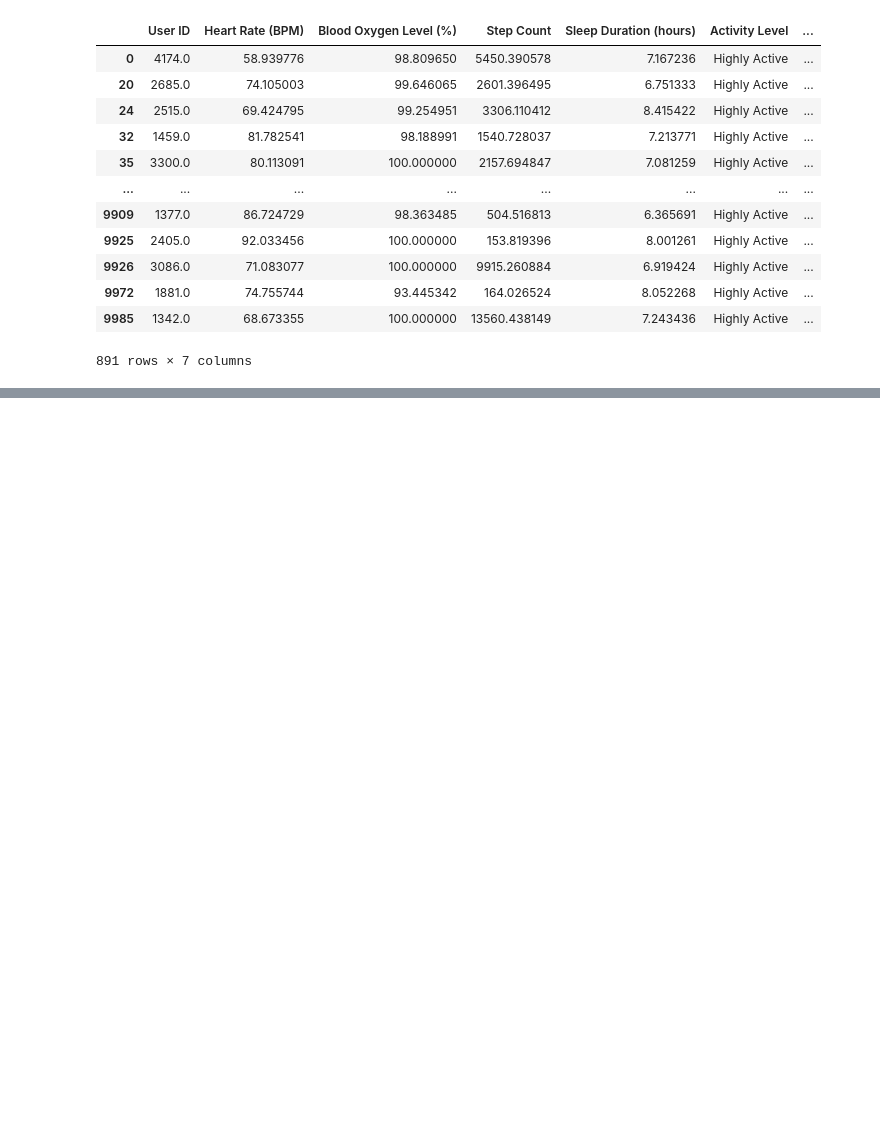
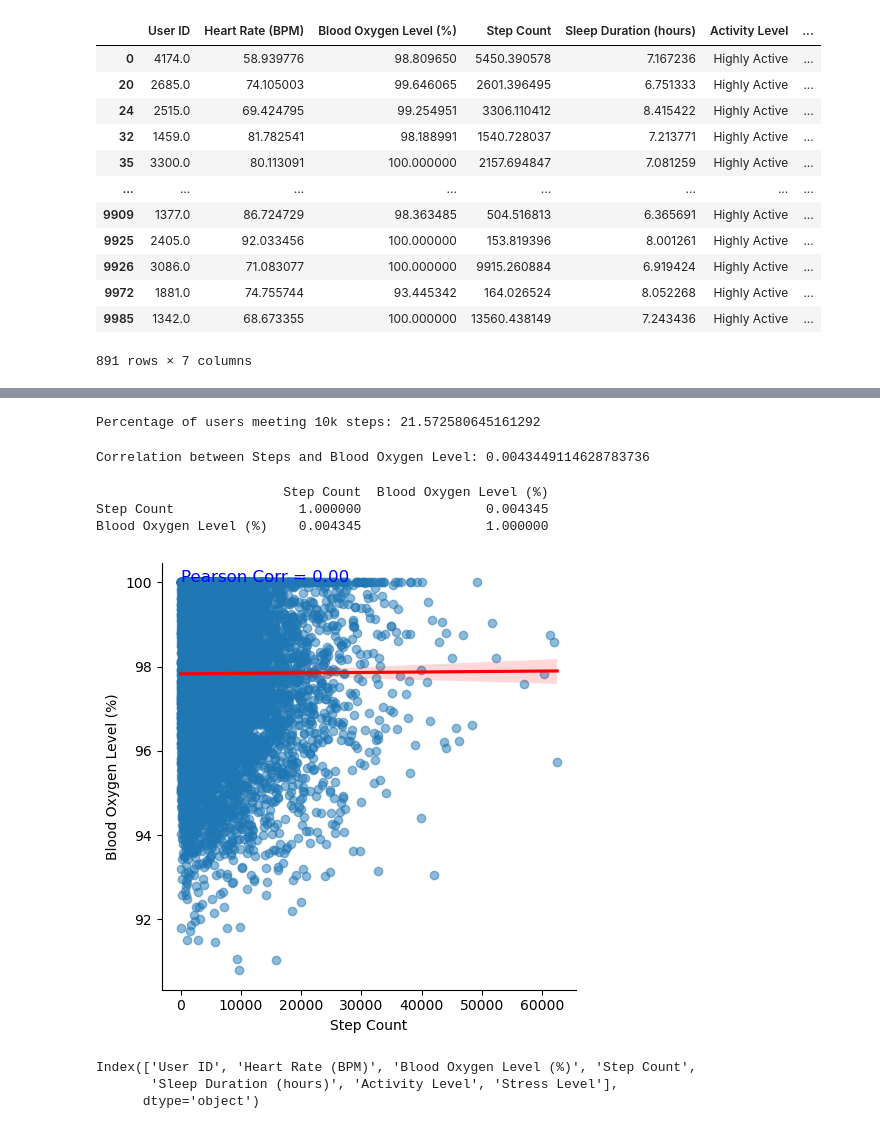
Before and after one commit to Tharun21-Leo/Data_Analysis_Projects, a Jupyter notebook: SmartWatch.ipynb, the cells around one changed output, grey strips where cells are left out. Saved outputs shown, nothing was run; the diff lists cells and outputs as text; code cells hidden in the pictures; blank space fills up the shorter version.

```diff
--- a/SmartWatch.ipynb
+++ b/SmartWatch.ipynb
@@ -120,0 +139,50 @@ filtered_data
+# %%
+#Percentage of users meet the 10,000 daily steps benchmark
+
+users_meeting_10k = (avg_steps >= 10000).sum()
+total_users = avg_steps.shape[0]
+pct_meeting_10k = (users_meeting_10k / total_users) * 100
+print("Percentage of users meeting 10k steps:", pct_meeting_10k)
+# %% [output]
+Percentage of users meeting 10k steps: 21.572580645161292
+# %%
+#correlation between steps and Blood Oxygen Level?
+correlation = watch_data["Step Count"].corr(watch_data["Blood Oxygen Level (%)"])
+print("Correlation between Steps and Blood Oxygen Level:", correlation)
+# %% [output]
+Correlation between Steps and Blood Oxygen Level: 0.0043449114628783736
+# %%
+corr_matrix = watch_data[["Step Count", "Blood Oxygen Level (%)"]].corr()
+print(corr_matrix)
+# %% [output]
+                        Step Count  Blood Oxygen Level (%)
+Step Count                1.000000                0.004345
+Blood Oxygen Level (%)    0.004345                1.000000
+# %%
+sns.lmplot(
+    x="Step Count",
+    y="Blood Oxygen Level (%)",
+    data=watch_data,
+    line_kws={"color":"red"},
+    scatter_kws={"alpha":0.5}
+)
+
+corr_value = watch_data["Step Count"].corr(watch_data["Blood Oxygen Level (%)"])
+
+# Add correlation text on the plot
+plt.text(
+    x=watch_data["Step Count"].min(),
+    y=watch_data["Blood Oxygen Level (%)"].max(),
+    s=f"Pearson Corr = {corr_value:.2f}",
+    fontsize=12, color="blue"
+)
+
+plt.show()
+# %% [output]
+[figure, added]
+# %%
+watch_data.columns
+# %% [output]
+Index(['User ID', 'Heart Rate (BPM)', 'Blood Oxygen Level (%)', 'Step Count',
+       'Sleep Duration (hours)', 'Activity Level', 'Stress Level'],
+      dtype='object')
```
Also changed, not shown: parts of 4 cells of this notebook, 2 other files.
